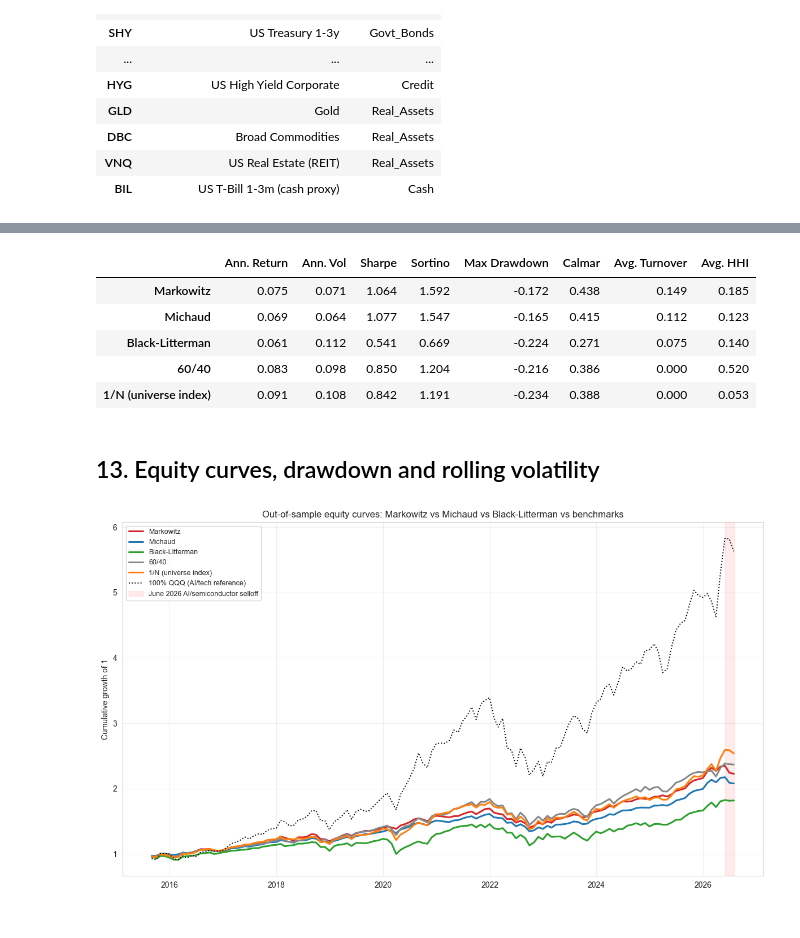
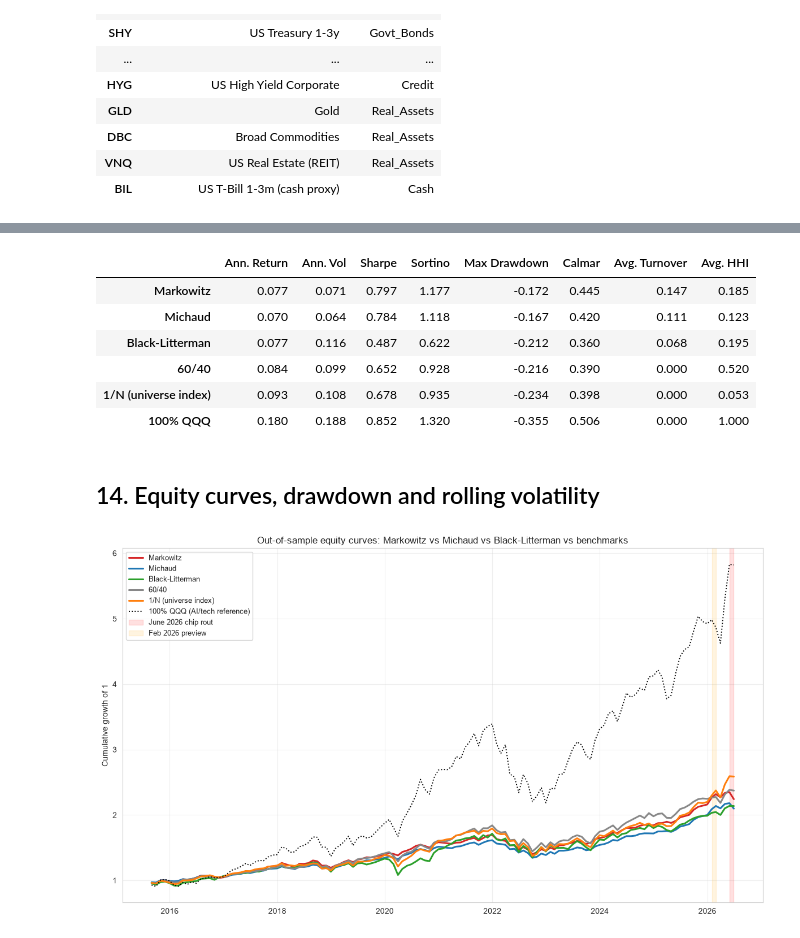
Before and after one commit to frabanfo/FMA, a Jupyter notebook: AI_Concentration_Dynamic_Allocation.ipynb, the cells around one changed output, grey strips where cells are left out. Drawn from its saved outputs; the diff is of its cells as text; code cells hidden in the pictures.

Commit message:
updated project:Add executed notebooks with 2026 crisis analysis, results and frozen data.

```diff
--- a/AI_Concentration_Dynamic_Allocation.ipynb
+++ b/AI_Concentration_Dynamic_Allocation.ipynb
@@ -154,8 +190,20 @@ documented cleaning step required by the assignment.
 # %%
-raw = yf.download(asset_names, period='16y', auto_adjust=True, progress=False)
-prices_daily = raw['Close'] if isinstance(raw.columns, pd.MultiIndex) else raw
-prices_daily = prices_daily[asset_names]
+SAMPLE_START = '2010-07-01'   # fixed sample window -- subjective choice, documented above
+SAMPLE_END = '2026-06-30'     # last complete month after the June 2026 crisis
 
+cache_file = CACHE_DIR / 'prices_daily.parquet'
+if cache_file.exists():
+    prices_daily = pd.read_parquet(cache_file)
+    print(f'Loaded frozen prices from {cache_file}')
+else:
+    raw = yf.download(asset_names, start=SAMPLE_START, end=pd.Timestamp(SAMPLE_END) + pd.Timedelta(days=1),
+                      auto_adjust=True, progress=False)
+    prices_daily = raw['Close'] if isinstance(raw.columns, pd.MultiIndex) else raw
+    prices_daily = prices_daily[asset_names]
+    prices_daily.to_parquet(cache_file)
+    print(f'Downloaded and froze prices to {cache_file}')
+
+print()
 print('Raw daily observation count per ticker:')
 print(prices_daily.count())
 print()
@@ -285,7 +516,9 @@ def portfolio_variance(w, S):
 def neg_sharpe(w, mu_v, S):
     return -(w @ mu_v) / np.sqrt(w @ S @ w)
 
-def max_sharpe_weights(mu_v, S, w_cap=W_CAP):
+def max_sharpe_weights(mu_v, S, w_cap=None):
+    if w_cap is None:
+        w_cap = W_CAP
     n_ = len(mu_v)
     w0 = np.ones(n_) / n_
     cons = [{'type': 'eq', 'fun': lambda w: np.sum(w) - 1}]
@@ -295,7 +528,9 @@ def max_sharpe_weights(mu_v, S, w_cap=W_CAP):
                    options={'ftol': 1e-10, 'maxiter': 500})
     return res.x if res.success else np.ones(n_) / n_   # fallback: equal weight
 
-def min_var_weights(mu_v, S, w_cap=W_CAP):
+def min_var_weights(mu_v, S, w_cap=None):
+    if w_cap is None:
+        w_cap = W_CAP
     n_ = len(mu_v)
     w0 = np.ones(n_) / n_
     cons = [{'type': 'eq', 'fun': lambda w: np.sum(w) - 1}]
@@ -321 +556,11 @@ print(f'(the first {WINDOW_MONTHS} months are used only to estimate mu/Sigma for
 (the first 60 months are used only to estimate mu/Sigma for the first rebalance)
+# %%
+# No-look-ahead sanity check: for every rebalance, the last month used for
+# estimation must come strictly BEFORE the first month the weights are applied to.
+for j, t_idx in enumerate(rebalance_idx):
+    est_window = rets_m.iloc[t_idx - WINDOW_MONTHS: t_idx]
+    first_applied = rets_m.index[t_idx]
+    assert est_window.index[-1] < first_applied, f'Look-ahead at rebalance {j}!'
+print(f'OK: all {len(rebalance_idx)} rebalances use strictly past information.')
+print(f'Example (first rebalance): estimate on {rets_m.index[rebalance_idx[0]-WINDOW_MONTHS].date()}'
+      f' -> {rets_m.index[rebalance_idx[0]-1].date()}, apply from {rets_m.index[rebalance_idx[0]].date()}')
@@ -462,10 +767,15 @@ turnover per rebalance, and average portfolio concentration (Herfindahl-Hirschma
 # %%
+rf_monthly = rets_m['BIL']   # realized T-bill return, used as the risk-free proxy
+
 def perf_summary(ret, name):
+    rf = rf_monthly.loc[ret.index]
     ann_ret = ret.mean() * MONTHS_PER_YEAR
+    ann_rf = rf.mean() * MONTHS_PER_YEAR
     ann_vol = ret.std() * np.sqrt(MONTHS_PER_YEAR)
-    sharpe = ann_ret / ann_vol
-    downside = ret[ret < 0].std() * np.sqrt(MONTHS_PER_YEAR)
-    sortino = ann_ret / downside if downside and downside > 0 else np.nan
+    sharpe = (ann_ret - ann_rf) / ann_vol
+    excess = ret - rf
+    downside = excess[excess < 0].std() * np.sqrt(MONTHS_PER_YEAR)
+    sortino = (ann_ret - ann_rf) / downside if downside and downside > 0 else np.nan
     cum = (1 + ret).cumprod()
     dd = cum / cum.cummax() - 1
     max_dd = dd.min()
@@ -488,37 +798,41 @@ strategies = {
 }
 
 summary = pd.concat([perf_summary(r, name) for name, (r, w) in strategies.items()], axis=1)
-summary.loc['Avg. Turnover'] = [turnover_avg(w) for name, (r, w) in strategies.items()]
-summary.loc['Avg. HHI'] = [hhi_avg(w) for name, (r, w) in strategies.items()]
+summary['100% QQQ'] = perf_summary(ret_qqq, '100% QQQ')
+summary.loc['Avg. Turnover'] = [turnover_avg(w) for name, (r, w) in strategies.items()] + [0.0]
+summary.loc['Avg. HHI'] = [hhi_avg(w) for name, (r, w) in strategies.items()] + [1.0]
+summary.T.round(3).to_csv(FIG_DIR / 'table_performance_summary.csv')
 summary.T.style.format('{:.3f}')
 # %% [output]
 |  | Ann. Return | Ann. Vol | Sharpe | Sortino | Max Drawdown | Calmar | Avg. Turnover | Avg. HHI |
-| Markowitz | 0.075 | 0.071 | 1.064 | 1.592 | -0.172 | 0.438 | 0.149 | 0.185 |
-| Michaud | 0.069 | 0.064 | 1.077 | 1.547 | -0.165 | 0.415 | 0.112 | 0.123 |
-| Black-Litterman | 0.061 | 0.112 | 0.541 | 0.669 | -0.224 | 0.271 | 0.075 | 0.140 |
-| 60/40 | 0.083 | 0.098 | 0.850 | 1.204 | -0.216 | 0.386 | 0.000 | 0.520 |
-| 1/N (universe index) | 0.091 | 0.108 | 0.842 | 1.191 | -0.234 | 0.388 | 0.000 | 0.053 |
+| Markowitz | 0.077 | 0.071 | 0.797 | 1.177 | -0.172 | 0.445 | 0.147 | 0.185 |
+| Michaud | 0.070 | 0.064 | 0.784 | 1.118 | -0.167 | 0.420 | 0.111 | 0.123 |
+| Black-Litterman | 0.077 | 0.116 | 0.487 | 0.622 | -0.212 | 0.360 | 0.068 | 0.195 |
+| 60/40 | 0.084 | 0.099 | 0.652 | 0.928 | -0.216 | 0.390 | 0.000 | 0.520 |
+| 1/N (universe index) | 0.093 | 0.108 | 0.678 | 0.935 | -0.234 | 0.398 | 0.000 | 0.053 |
+| 100% QQQ | 0.180 | 0.188 | 0.852 | 1.320 | -0.355 | 0.506 | 0.000 | 1.000 |
 # %% [markdown]
-## 13. Equity curves, drawdown and rolling volatility
+## 14. Equity curves, drawdown and rolling volatility
 # %%
 colors_map = {'Markowitz': '#d62728', 'Michaud': '#1f77b4', 'Black-Litterman': '#2ca02c',
              '60/40': '#888888', '1/N (universe index)': '#ff7f0e'}
+STRESS_SPAN = (pd.Timestamp('2026-06-01'), pd.Timestamp('2026-06-30'))
+PREVIEW_SPAN = (pd.Timestamp('2026-02-01'), pd.Timestamp('2026-02-28'))
 
 fig, ax = plt.subplots(figsize=(12, 7))
 for name, (r, w) in strategies.items():
     cum = (1 + r).cumprod()
     ax.plot(cum.index, cum.values, lw=2.2, label=name, color=colors_map.get(name))
 cum_qqq = (1 + ret_qqq).cumprod()
 ax.plot(cum_qqq.index, cum_qqq.values, lw=1.4, ls=':', color='black', label='100% QQQ (AI/tech reference)')
-ax.axvspan(pd.Timestamp('2026-06-01'), pd.Timestamp('2026-07-31'), color='red', alpha=0.08,
-          label='June 2026 AI/semiconductor selloff')
+ax.axvspan(*STRESS_SPAN, color='red', alpha=0.12, label='June 2026 chip rout')
+ax.axvspan(*PREVIEW_SPAN, color='orange', alpha=0.12, label='Feb 2026 preview')
 ax.set_ylabel('Cumulative growth of 1')
 ax.set_title('Out-of-sample equity curves: Markowitz vs Michaud vs Black-Litterman vs benchmarks')
 ax.legend(loc='upper left', fontsize=9)
-plt.tight_layout()
-plt.show()
+save_show('06_equity_curves')
 # %% [output]
-[figure, old version]
+[figure, new version]
 # %%
 fig, ax = plt.subplots(figsize=(12, 5))
 for name, (r, w) in strategies.items():
```
Also changed, not shown: parts of 42 cells of this notebook, 32 other files.
